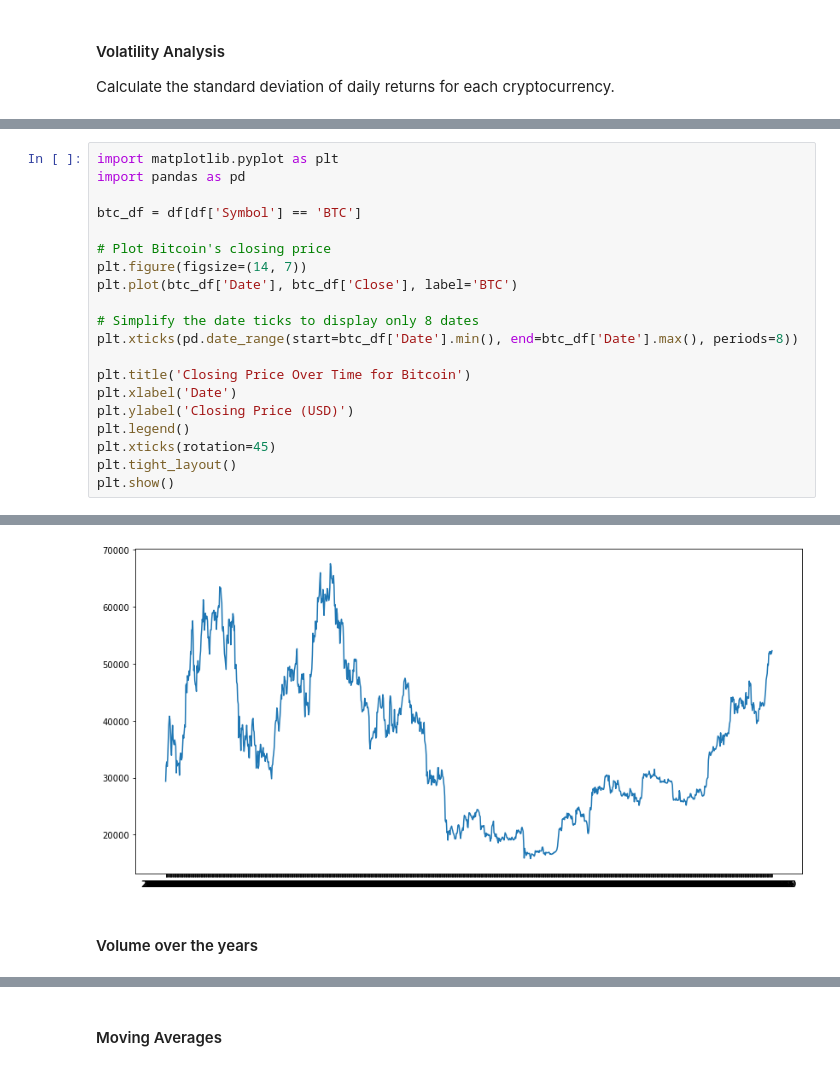
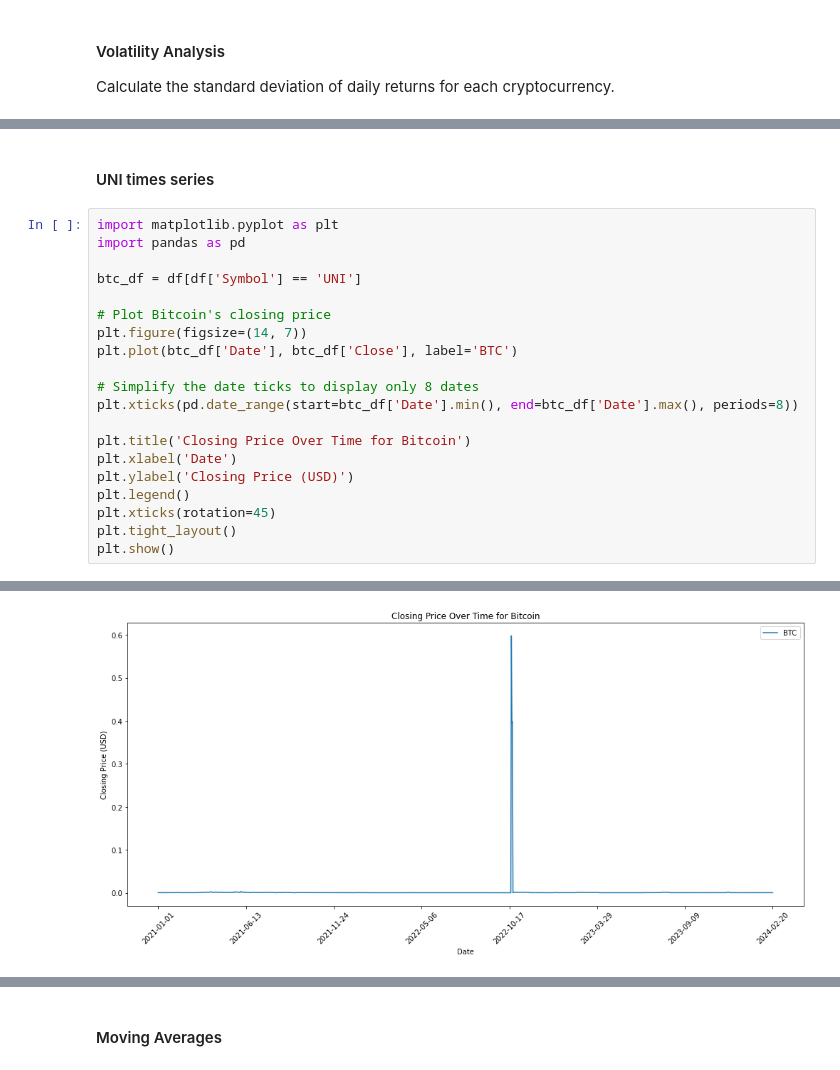
Before and after one commit to EthanFalcao/WPI-IA-Portfolio-Optimization-and-Risk-Analysis, a Jupyter notebook: Exploratory Data Analysis.ipynb, the cells around one changed output, grey strips where cells are left out. Cells and saved outputs as stored; diff of their text form.

```diff
--- a/Exploratory Data Analysis.ipynb
+++ b/Exploratory Data Analysis.ipynb
@@ -223,8 +363,10 @@ dtype: float64
+# %% [markdown]
+#### UNI times series
 # %%
 import matplotlib.pyplot as plt
 import pandas as pd
 
-btc_df = df[df['Symbol'] == 'BTC']
+btc_df = df[df['Symbol'] == 'UNI']
 
 # Plot Bitcoin's closing price
 plt.figure(figsize=(14, 7))
@@ -248,3 +386 @@ ConversionError: Failed to convert value(s) to axis units: DatetimeIndex([
-[figure, old version]
+[figure, new version]
-# %% [markdown]
-#### Volume over the years
```
Also changed, not shown: parts of 26 cells of this notebook, 3 other files.
